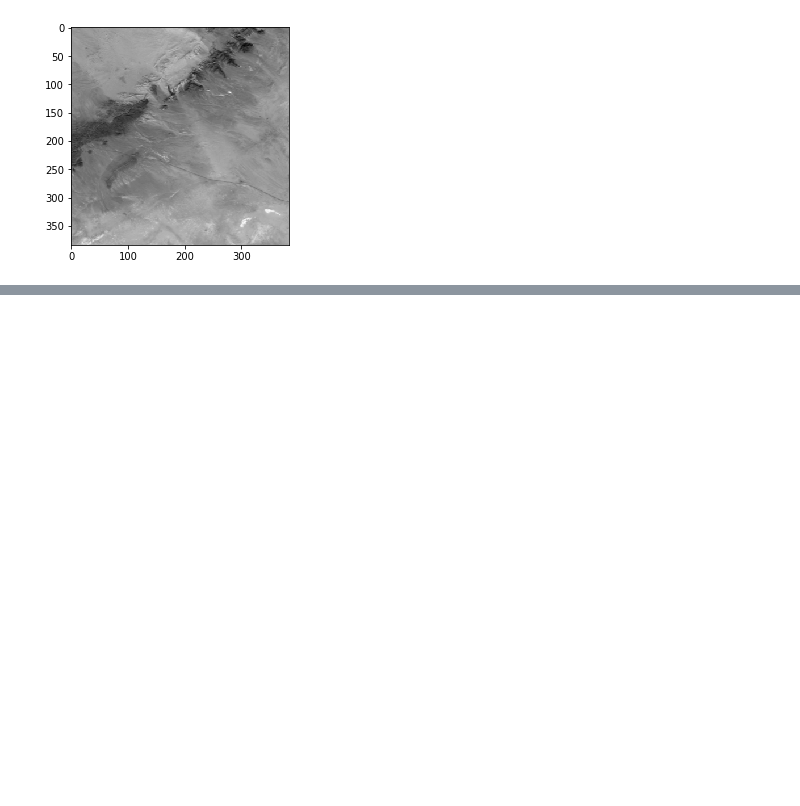
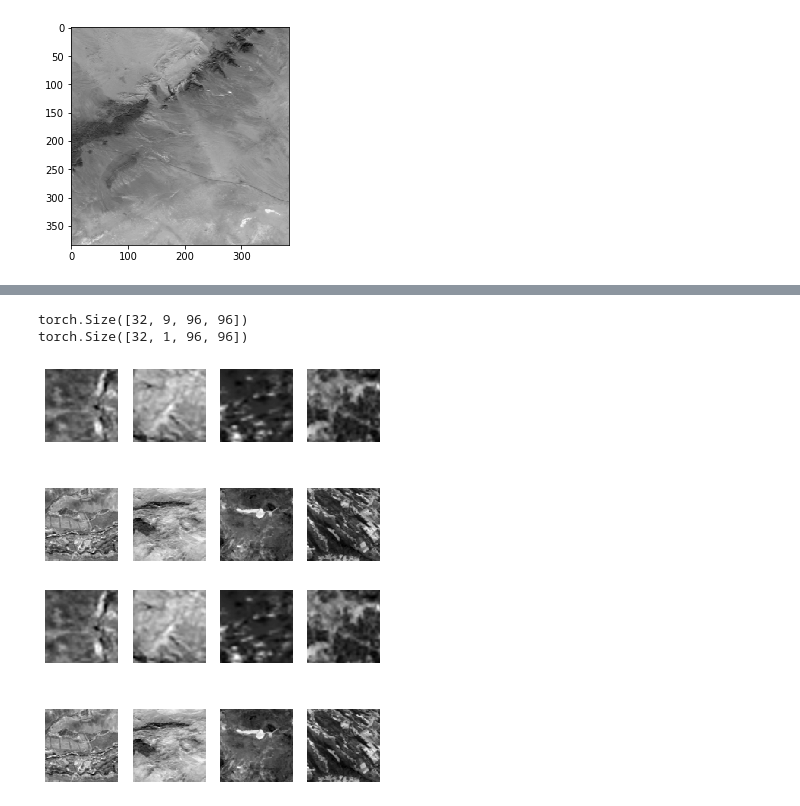
Before and after one commit to Jason-Dong/satelliteSuperRes, a Jupyter notebook: Main.ipynb, the cells around one changed output, grey strips where cells are left out. Saved outputs shown, nothing was run; the diff lists cells and outputs as text; code cells hidden in the pictures; blank space fills up the shorter version.

```diff
--- a/Main.ipynb
+++ b/Main.ipynb
@@ -42,0 +59,39 @@ print(next(oof3)['LR'].shape)
+# %%
+def plot_images(predic_batch, hr_batch, num_imgs_shown=4):
+    '''
+    Input:
+    - predic_batch: batch of low res images of size (-1, 1, W, H)
+    - hr_batch: batch of high res images of size (-1, 1, W, H)
+    - num_imgs_shown: number of images to plot in tensorboard
+
+    Output:
+        - fig: a matplotlib figure containing the image which will be written to
+        tensorboard
+    '''
+
+    # TODO:
+
+    fig, ax = plt.subplots(nrows=2, ncols=num_imgs_shown)
+
+    for i in range(0, num_imgs_shown):
+        img = predic_batch[i]
+        img2 = hr_batch[i]
+        ax[0, i].axis('off')
+        ax[0, i].imshow(img.view(96, 96), cmap='gray')
+        ax[1, i].axis('off')
+        ax[1, i].imshow(img2.view(96, 96), cmap='gray')
+
+    plt.show()
+
+    return fig
+# %%
+print(next(oof3)['LR'].shape)
+print(next(oof3)['HR'].shape)
+# %% [output]
+torch.Size([32, 9, 96, 96])
+torch.Size([32, 1, 96, 96])
+# %%
+plot_images(next(oof3)['LR'][:, 0:1, :, :], next(oof3)['HR'][:, :, :])
+# %% [output]
+[figure, added]
+[figure, added]
```
Also changed, not shown: parts of 6 cells of this notebook, 4 other files.
